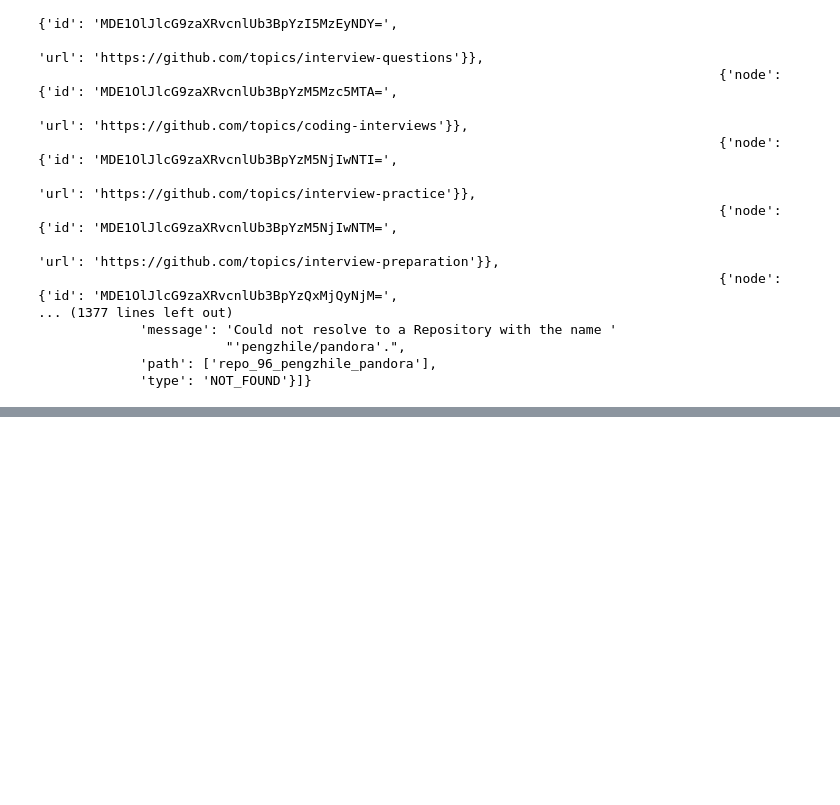
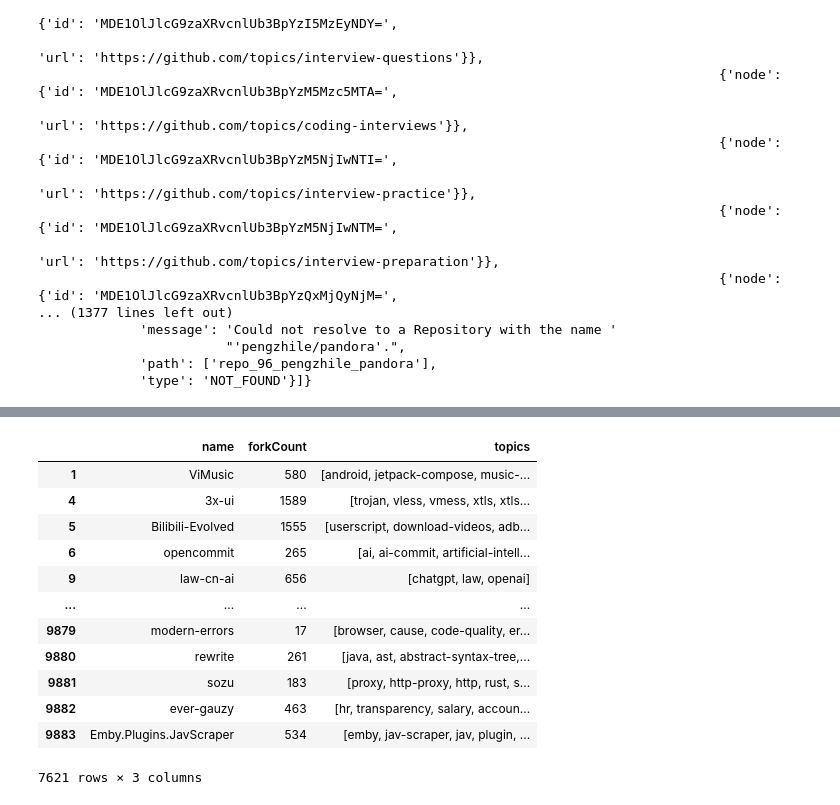
Before and after one commit to ShikaiKevinLiu/githubrepo_analytics, a Jupyter notebook: notebooks/testing_code.ipynb, the cells around one changed output, grey strips where cells are left out. Drawn from its saved outputs; the diff is of its cells as text; code cells hidden in the pictures; blank space fills up the shorter version.

```diff
--- a/notebooks/testing_code.ipynb
+++ b/notebooks/testing_code.ipynb
@@ -130,0 +184,16 @@ os.getcwd()
+# %%
+sub_df
+# %% [output]
+|  | name | forkCount | topics |
+| 1 | ViMusic | 580 | [android, jetpack-compose, music-... |
+| 4 | 3x-ui | 1589 | [trojan, vless, vmess, xtls, xtls... |
+| 5 | Bilibili-Evolved | 1555 | [userscript, download-videos, adb... |
+| 6 | opencommit | 265 | [ai, ai-commit, artificial-intell... |
+| 9 | law-cn-ai | 656 | [chatgpt, law, openai] |
+| ... | ... | ... | ... |
+| 9879 | modern-errors | 17 | [browser, cause, code-quality, er... |
+| 9880 | rewrite | 261 | [java, ast, abstract-syntax-tree,... |
+| 9881 | sozu | 183 | [proxy, http-proxy, http, rust, s... |
+| 9882 | ever-gauzy | 463 | [hr, transparency, salary, accoun... |
+| 9883 | Emby.Plugins.JavScraper | 534 | [emby, jav-scraper, jav, plugin, ... |
+7621 rows × 3 columns
```
Also changed, not shown: parts of 30 cells of this notebook, 5 other files.
